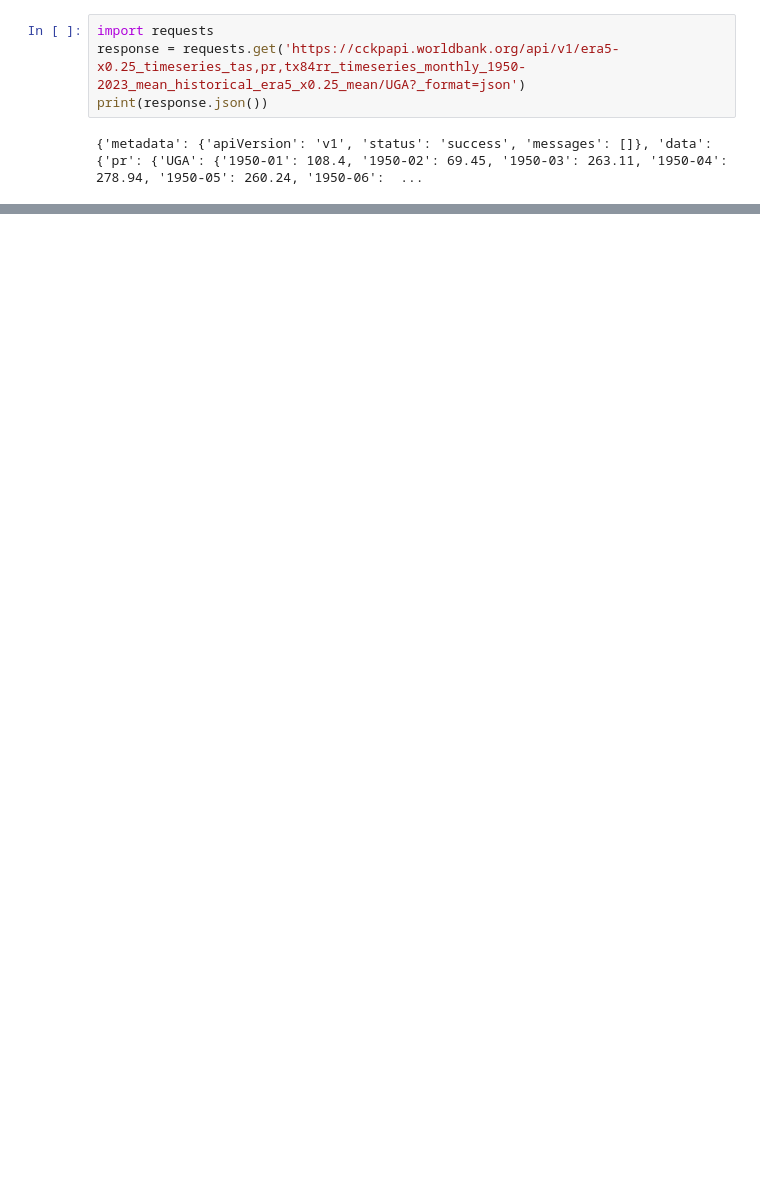
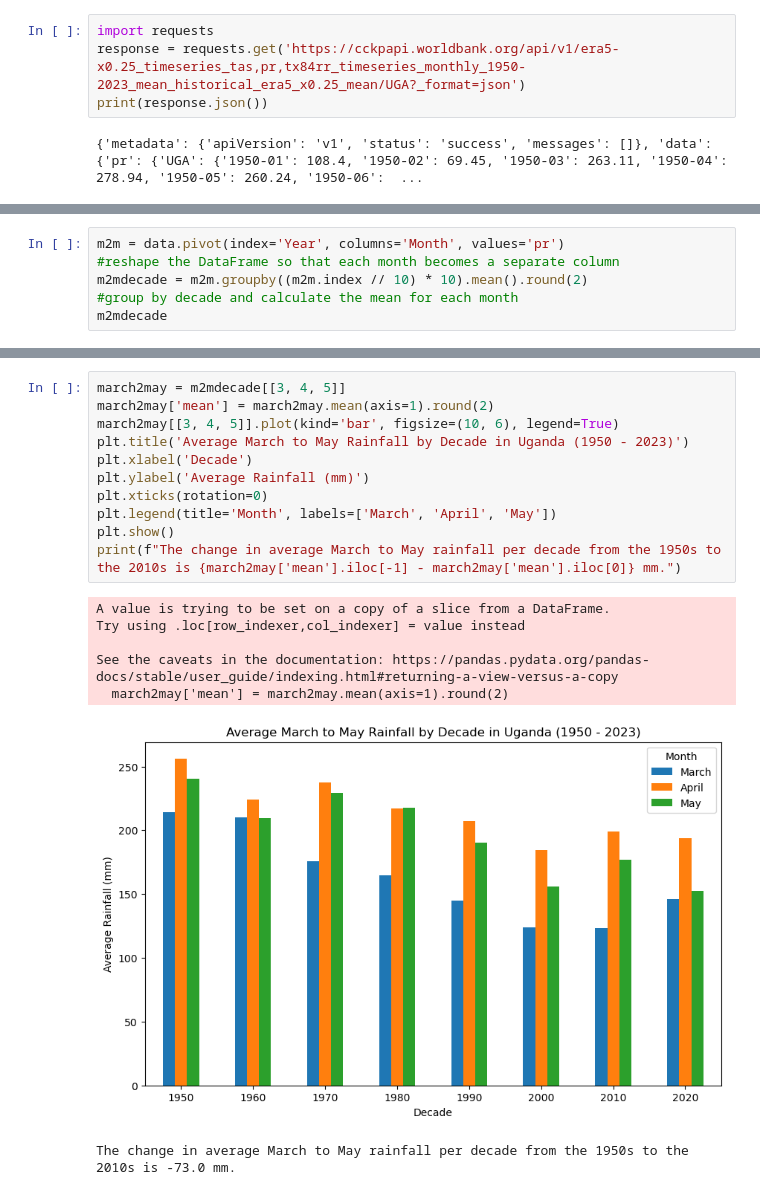
Before and after one commit to jojosisa/datakit-smallholder-farmers-fall-2025, a Jupyter notebook: Challenge 1 _Weather Patterns/Jonathan_Khabusi/Weather Patterns.ipynb, the cells around one changed output, grey strips where cells are left out. Drawn from its saved outputs; the diff is of its cells as text; blank space fills up the shorter version.

```diff
--- a/Challenge 1 _Weather Patterns/Jonathan_Khabusi/Weather Patterns.ipynb
+++ b/Challenge 1 _Weather Patterns/Jonathan_Khabusi/Weather Patterns.ipynb
@@ -17,0 +72,6 @@ print(data.head(5))
+# %%
+m2m = data.pivot(index='Year', columns='Month', values='pr')
+#reshape the DataFrame so that each month becomes a separate column
+m2mdecade = m2m.groupby((m2m.index // 10) * 10).mean().round(2)
+#group by decade and calculate the mean for each month
+m2mdecade
@@ -17,0 +89,19 @@ print(data.head(5))
+# %%
+march2may = m2mdecade[[3, 4, 5]]
+march2may['mean'] = march2may.mean(axis=1).round(2)
+march2may[[3, 4, 5]].plot(kind='bar', figsize=(10, 6), legend=True)
+plt.title('Average March to May Rainfall by Decade in Uganda (1950 - 2023)')
+plt.xlabel('Decade')
+plt.ylabel('Average Rainfall (mm)')
+plt.xticks(rotation=0)
+plt.legend(title='Month', labels=['March', 'April', 'May'])
+plt.show()
+print(f"The change in average March to May rainfall per decade from the 1950s to the 2010s is {march2may['mean'].iloc[-1] - march2may['mean'].iloc[0]} mm.")
+# %% [output]
+A value is trying to be set on a copy of a slice from a DataFrame.
+Try using .loc[row_indexer,col_indexer] = value instead
+
+See the caveats in the documentation: https://pandas.pydata.org/pandas-docs/stable/user_guide/indexing.html#returning-a-view-versus-a-copy
+  march2may['mean'] = march2may.mean(axis=1).round(2)
+[figure, added]
+The change in average March to May rainfall per decade from the 1950s to the 2010s is -73.0 mm.
```
Also changed, not shown: parts of 8 cells of this notebook, 2 other files.
